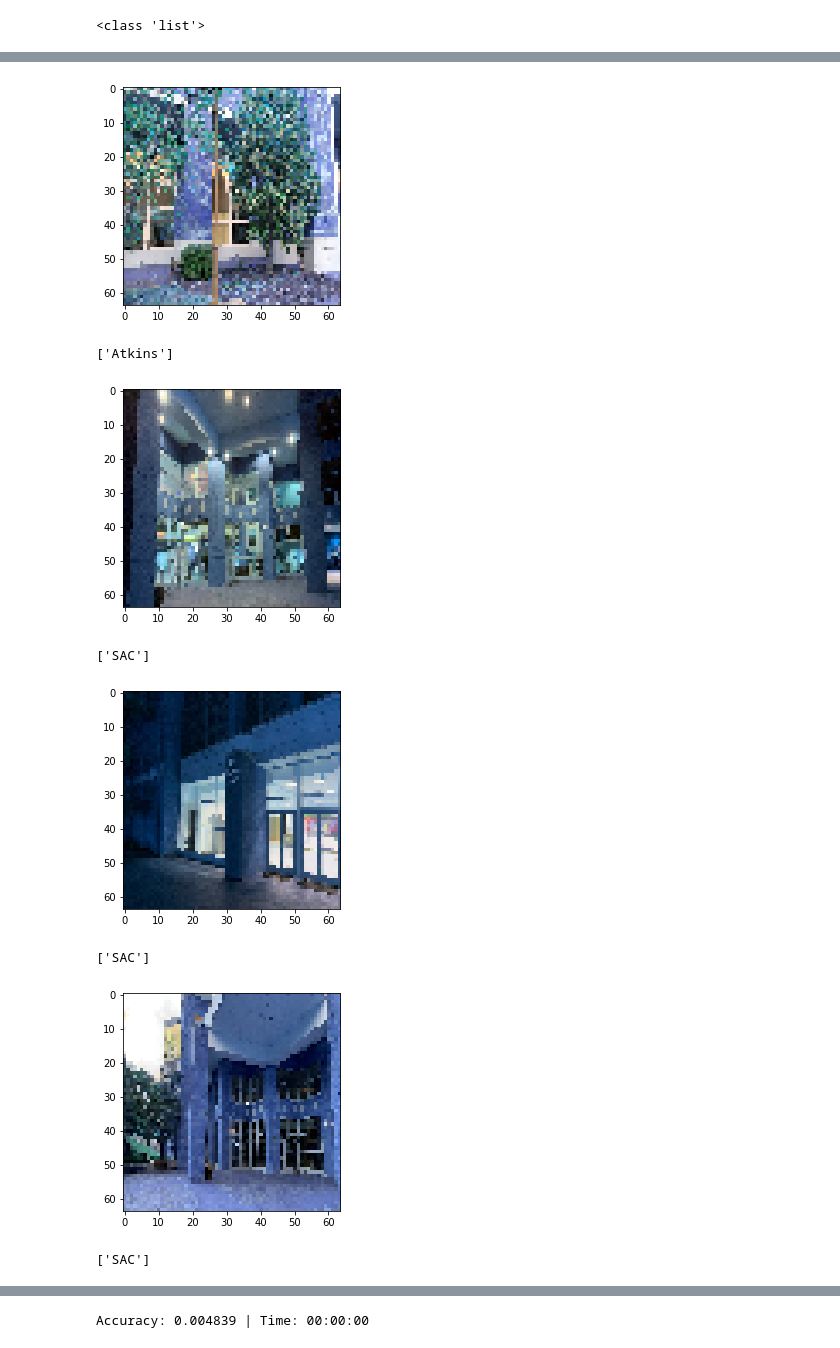
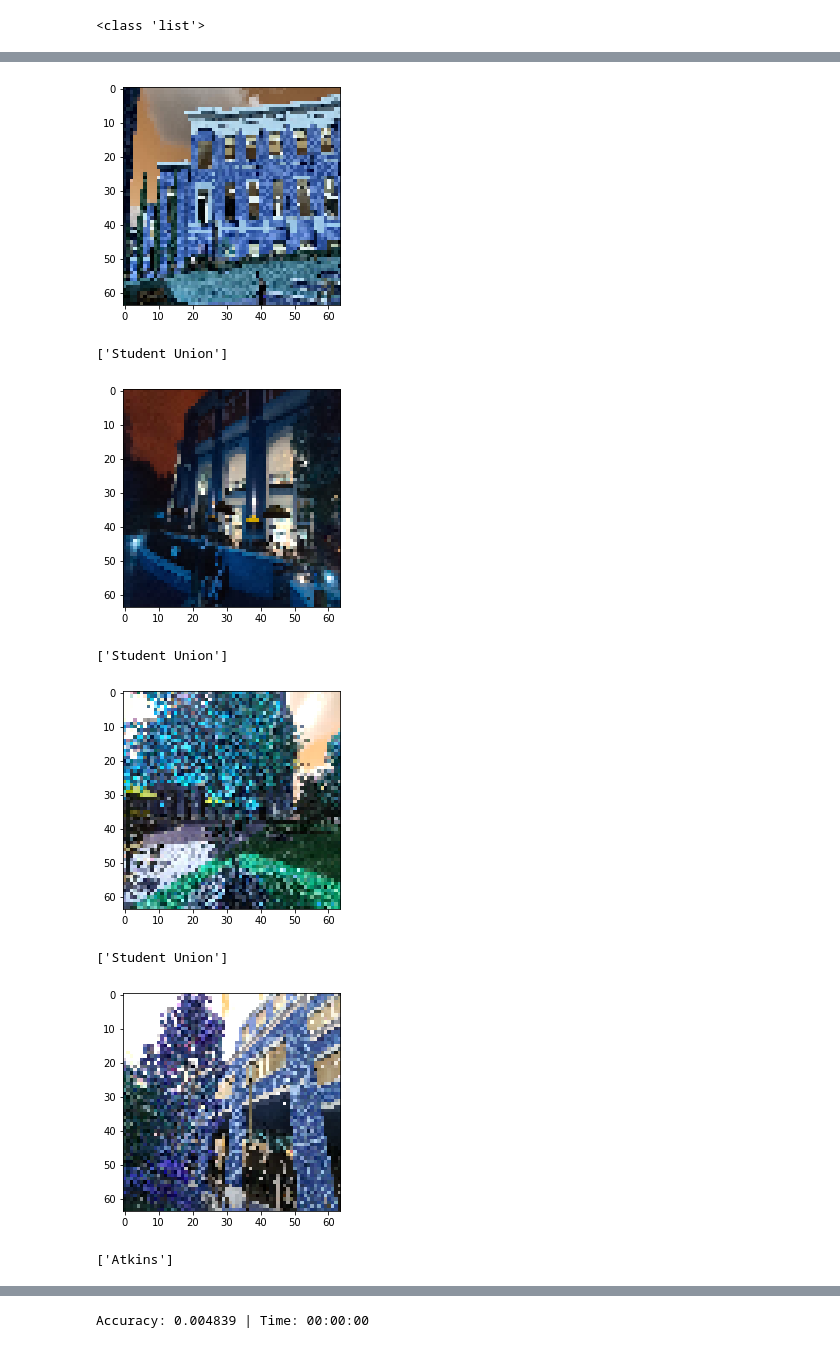
Before and after one commit to nwill111/Group2CompVisProject, a Jupyter notebook: UNCC_Building_Recognition_Stage_3_pytorch.ipynb, the cells around one changed output, grey strips where cells are left out. Saved outputs shown, nothing was run; the diff lists cells and outputs as text; code cells hidden in the pictures.

```diff
--- a/UNCC_Building_Recognition_Stage_3_pytorch.ipynb
+++ b/UNCC_Building_Recognition_Stage_3_pytorch.ipynb
@@ -251,10 +263,14 @@ class BuildingImageDataset(Dataset):
         label = self.data_labels[idx]
         return image, label
 # %%
+# shuffle the y_labels and images
+temp = list(zip(y_labels, images))
+random.shuffle(temp)
+y_labels, images = zip(*temp)
 # convert string labels to int tensors
 le = preprocessing.LabelEncoder()
-print(y_labels)
+# print(y_labels)
 pre_y_labels = le.fit_transform(y_labels)
-print(pre_y_labels)
-build_data = BuildingImageDataset(y_labels=pre_y_labels[:2100], images=images[:2100])
-test_data = BuildingImageDataset(y_labels=pre_y_labels[2100:], images=images[2100:])
+# print(pre_y_labels)
+build_data = BuildingImageDataset(y_labels=pre_y_labels[:2448], images=images[:2448])
+test_data = BuildingImageDataset(y_labels=pre_y_labels[2448:], images=images[2448:])
@@ -264,6 +277,6 @@ test_data = BuildingImageDataset(y_labels=pre_y_labels[2100:], images=images[210
 # %%
 # Check data
-first_data = build_data[900]
+first_data = build_data[1000]
 feature, label = first_data
 imshow(feature.numpy())
 print(le.inverse_transform([label]))
@@ -277,20 +297,20 @@ test_data_loader = DataLoader(dataset=test_data, batch_size=20, shuffle=True)
 # %%
 # test code
-count = 5
-for i, data in enumerate(train_data_loader, 0):
+count = 1
+for i, data in enumerate(train_data_loader):
     if count > 5:
         break
     count += 1
     inputs, labels = data
     for feature, lab in zip(inputs, labels):
         imshow(feature.numpy())
         print(le.inverse_transform([lab]))
 # %% [output]
-[figure, old version]
+[figure, new version]
-['Atkins']
+['Student Union']
-[figure, old version]
+[figure, new version]
-['SAC']
+['Student Union']
-[figure, old version]
+[figure, new version]
-['SAC']
+['Student Union']
-[figure, old version]
+[figure, new version]
-['SAC']
+['Atkins']
```
Also changed, not shown: parts of 12 cells of this notebook, 1 other file.
